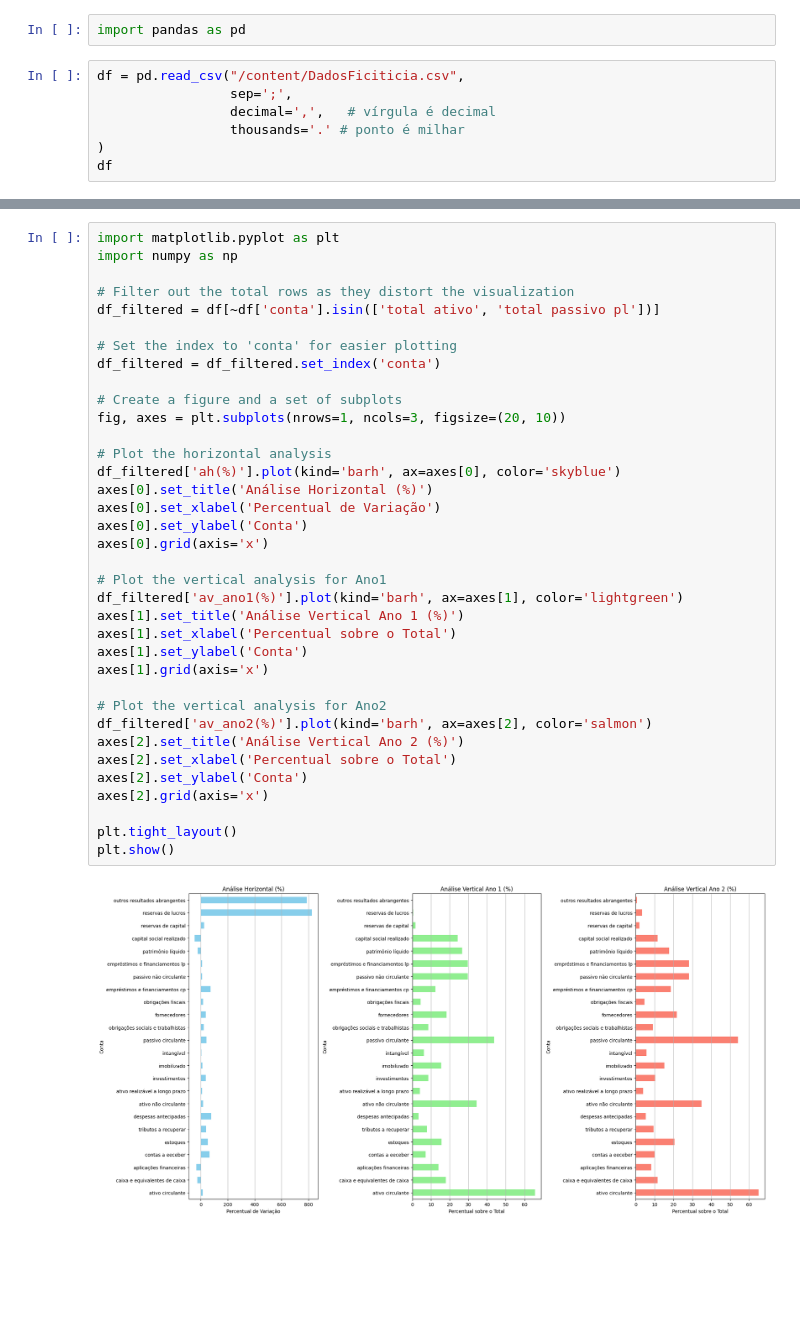
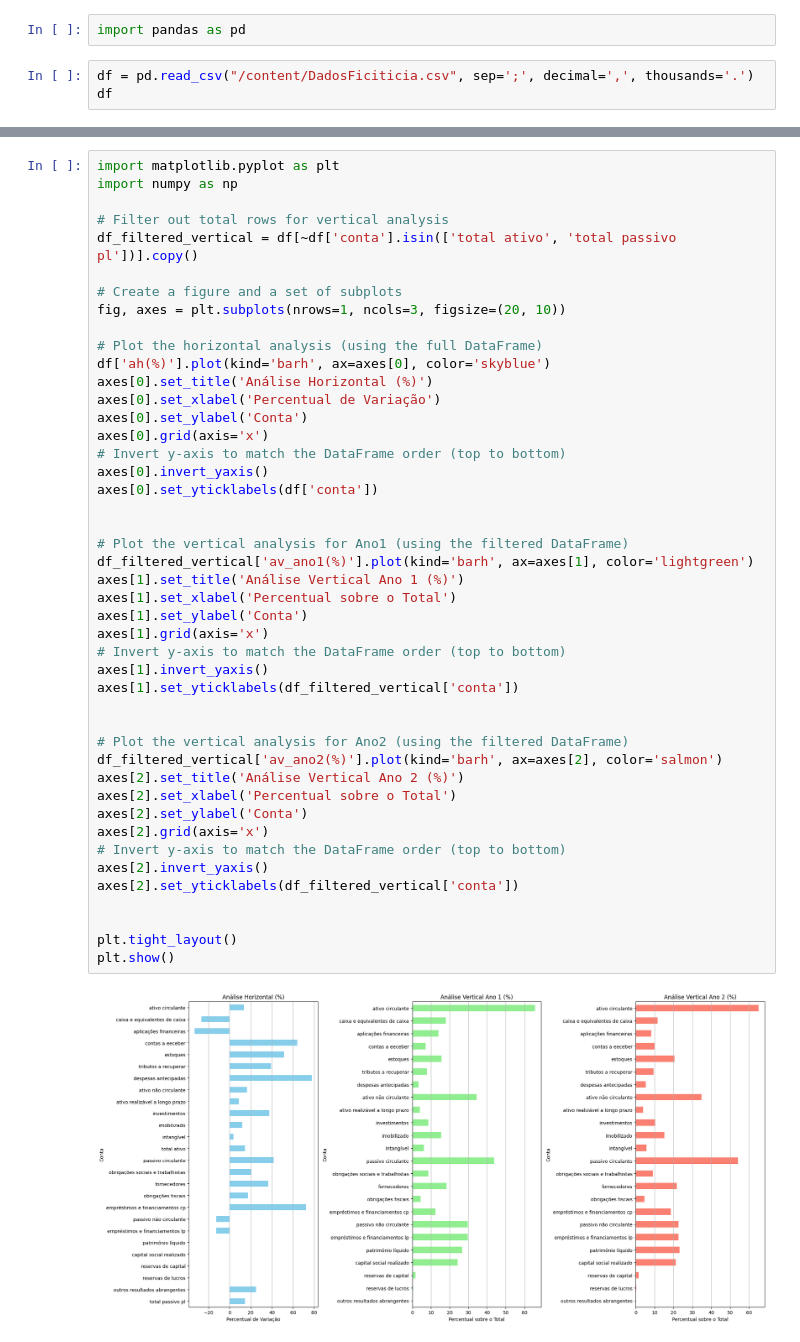
Before and after one commit to jeffersonramelo/Analise_DCs, a Jupyter notebook: AVeAH.ipynb, the cells around one changed output, grey strips where cells are left out. Saved outputs shown, nothing was run; the diff lists cells and outputs as text; blank space fills up the shorter version.

```diff
--- a/AVeAH.ipynb
+++ b/AVeAH.ipynb
@@ -3,11 +3,7 @@
 # %%
 import pandas as pd
 # %%
-df = pd.read_csv("/content/DadosFiciticia.csv",
-                 sep=';',
-                 decimal=',',   # vírgula é decimal
-                 thousands='.' # ponto é milhar
-)
+df = pd.read_csv("/content/DadosFiciticia.csv", sep=';', decimal=',', thousands='.')
 df
 # %% [output]
 |  | classificacao | conta | ano1 | ano2 |
@@ -89,38 +85,47 @@ df
 # %%
 import matplotlib.pyplot as plt
 import numpy as np
 
-# Filter out the total rows as they distort the visualization
-df_filtered = df[~df['conta'].isin(['total ativo', 'total passivo pl'])]
-
-# Set the index to 'conta' for easier plotting
-df_filtered = df_filtered.set_index('conta')
+# Filter out total rows for vertical analysis
+df_filtered_vertical = df[~df['conta'].isin(['total ativo', 'total passivo pl'])].copy()
 
 # Create a figure and a set of subplots
 fig, axes = plt.subplots(nrows=1, ncols=3, figsize=(20, 10))
 
-# Plot the horizontal analysis
-df_filtered['ah(%)'].plot(kind='barh', ax=axes[0], color='skyblue')
+# Plot the horizontal analysis (using the full DataFrame)
+df['ah(%)'].plot(kind='barh', ax=axes[0], color='skyblue')
 axes[0].set_title('Análise Horizontal (%)')
 axes[0].set_xlabel('Percentual de Variação')
 axes[0].set_ylabel('Conta')
 axes[0].grid(axis='x')
+# Invert y-axis to match the DataFrame order (top to bottom)
+axes[0].invert_yaxis()
+axes[0].set_yticklabels(df['conta'])
 
-# Plot the vertical analysis for Ano1
-df_filtered['av_ano1(%)'].plot(kind='barh', ax=axes[1], color='lightgreen')
+
+# Plot the vertical analysis for Ano1 (using the filtered DataFrame)
+df_filtered_vertical['av_ano1(%)'].plot(kind='barh', ax=axes[1], color='lightgreen')
 axes[1].set_title('Análise Vertical Ano 1 (%)')
 axes[1].set_xlabel('Percentual sobre o Total')
 axes[1].set_ylabel('Conta')
 axes[1].grid(axis='x')
+# Invert y-axis to match the DataFrame order (top to bottom)
+axes[1].invert_yaxis()
+axes[1].set_yticklabels(df_filtered_vertical['conta'])
 
-# Plot the vertical analysis for Ano2
-df_filtered['av_ano2(%)'].plot(kind='barh', ax=axes[2], color='salmon')
+
+# Plot the vertical analysis for Ano2 (using the filtered DataFrame)
+df_filtered_vertical['av_ano2(%)'].plot(kind='barh', ax=axes[2], color='salmon')
 axes[2].set_title('Análise Vertical Ano 2 (%)')
 axes[2].set_xlabel('Percentual sobre o Total')
 axes[2].set_ylabel('Conta')
 axes[2].grid(axis='x')
+# Invert y-axis to match the DataFrame order (top to bottom)
+axes[2].invert_yaxis()
+axes[2].set_yticklabels(df_filtered_vertical['conta'])
+
 
 plt.tight_layout()
 plt.show()
 # %% [output]
-[figure, old version]
+[figure, new version]
```
Also changed, not shown: parts of 3 cells of this notebook.
